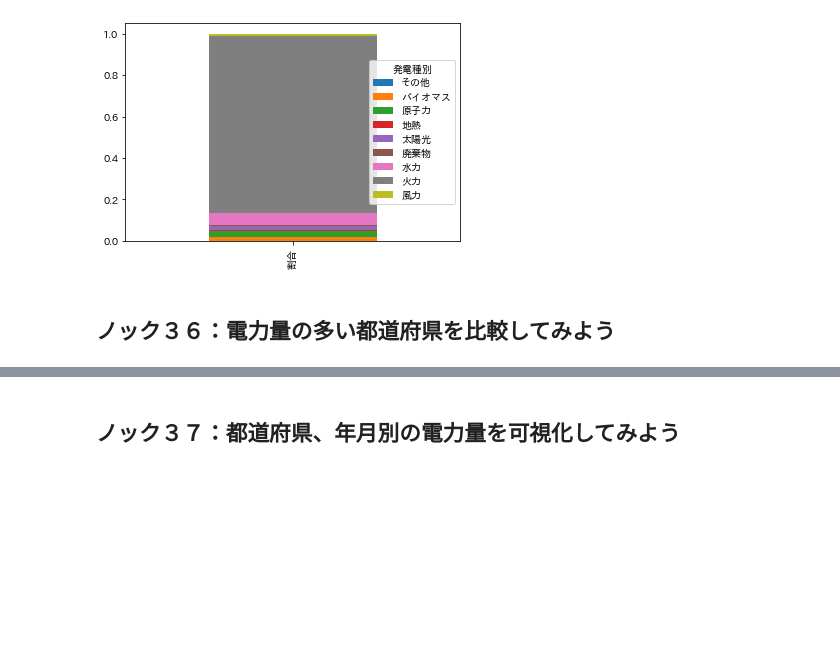
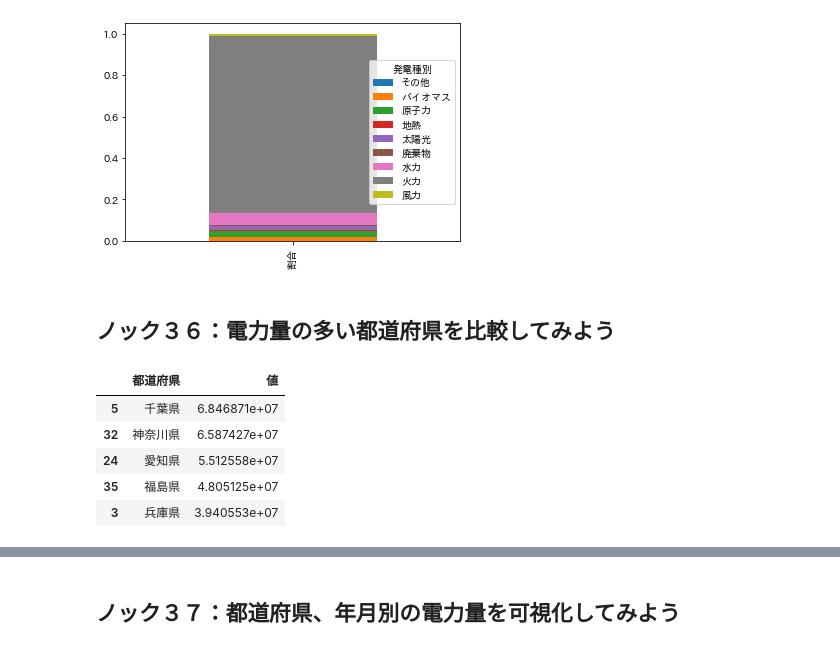
Before and after one commit to winuim/python-process-visualization-100, a Jupyter notebook: chapter-2/src/chapter-2.ipynb, the cells around one changed output, grey strips where cells are left out. Saved outputs shown, nothing was run; the diff lists cells and outputs as text; code cells hidden in the pictures; blank space fills up the shorter version.

```diff
--- a/chapter-2/src/chapter-2.ipynb
+++ b/chapter-2/src/chapter-2.ipynb
@@ -510,3 +510,15 @@ viz_data.T.loc[["割合"]].plot(kind="bar", stacked=True)
 [figure]
 # %% [markdown]
 ## ノック３６：電力量の多い都道府県を比較してみよう
+# %%
+viz_data = datas_v_all.loc[datas_v_all["項目"]=="電力量"]
+viz_data = viz_data[["都道府県","値"]].groupby('都道府県', as_index=False).sum()
+viz_data.sort_values("値", inplace=True, ascending=False)
+viz_data.head(5)
+# %% [output]
+|  | 都道府県 | 値 |
+| 5 | 千葉県 | 6.846871e+07 |
+| 32 | 神奈川県 | 6.587427e+07 |
+| 24 | 愛知県 | 5.512558e+07 |
+| 35 | 福島県 | 4.805125e+07 |
+| 3 | 兵庫県 | 3.940553e+07 |
```
Also changed, not shown: parts of 3 cells of this notebook.
